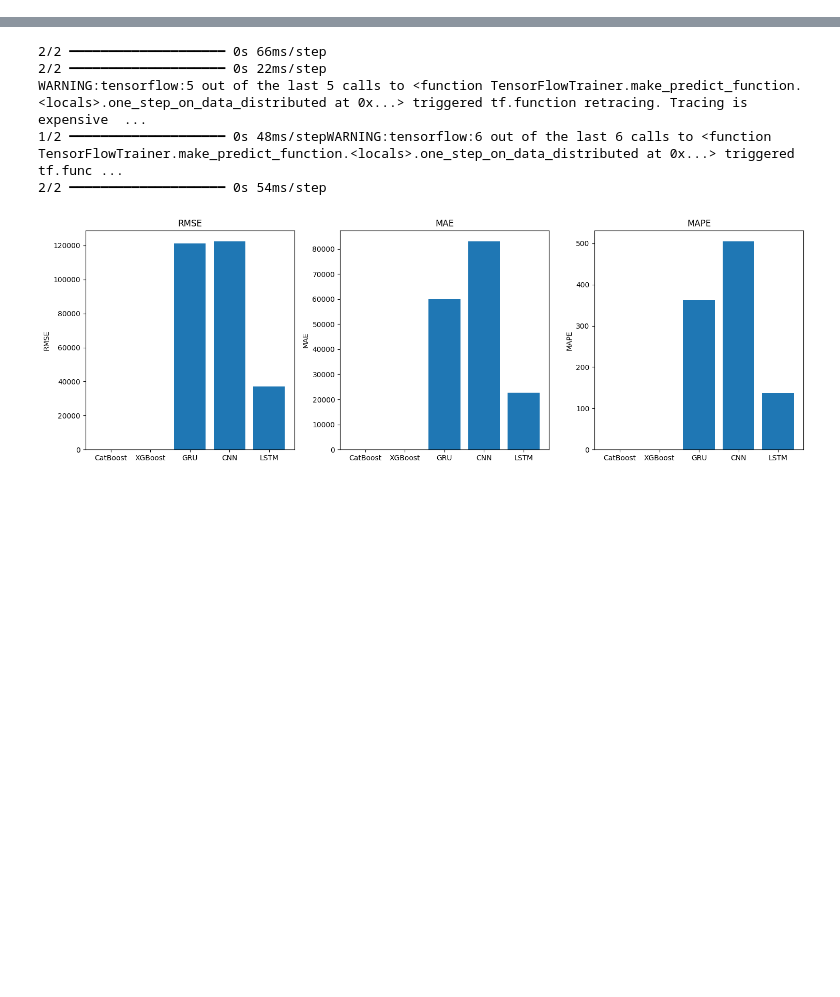
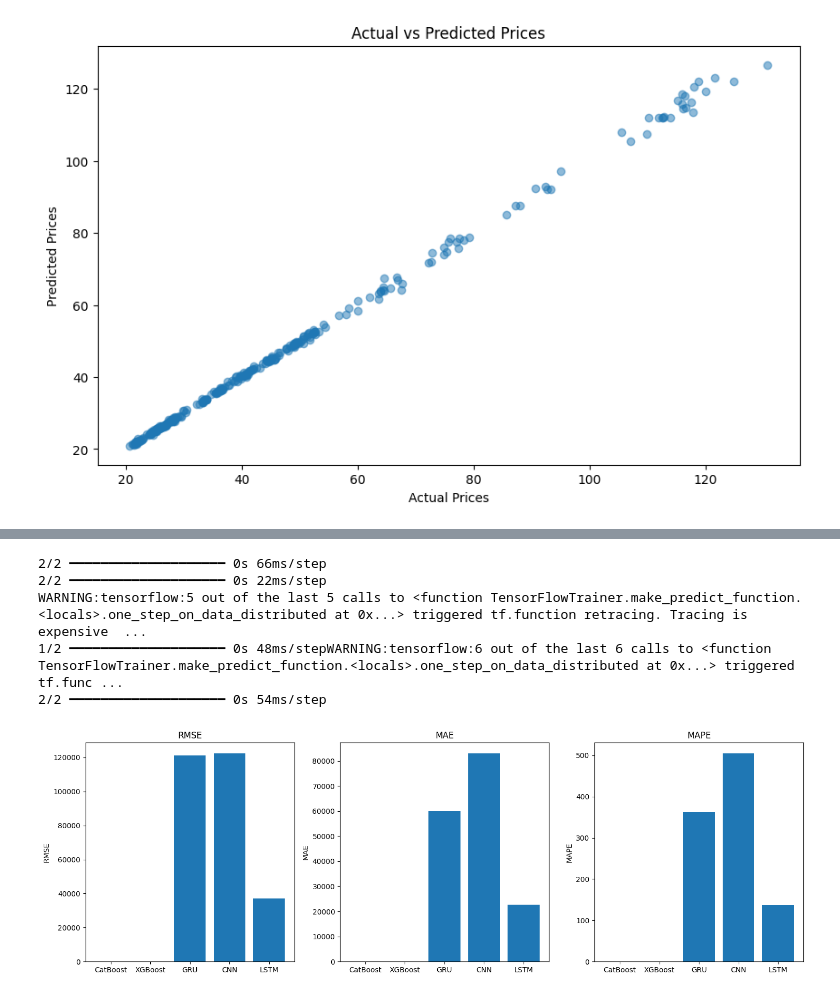
Before and after one commit to davydenkov/finHelperMIPT, a Jupyter notebook: FinHelperMIPT.ipynb, the cells around one changed output, grey strips where cells are left out. Drawn from its saved outputs; the diff is of its cells as text; code cells hidden in the pictures; blank space fills up the shorter version.

```diff
--- a/FinHelperMIPT.ipynb
+++ b/FinHelperMIPT.ipynb
@@ -35,0 +166,88 @@ print(sys.version)
+# %%
+# Import necessary libraries
+import pandas as pd
+import numpy as np
+import matplotlib.pyplot as plt
+from catboost import CatBoostRegressor
+from sklearn.model_selection import train_test_split
+import yfinance as yf
+import ipywidgets as widgets
+from IPython.display import display
+import seaborn as sns
+# Load the dataset from Yahoo Finance
+ticker = 'AAPL'
+data = yf.download(ticker, start="2015-01-01", end="2020-12-31")
+
+# Display the first few rows of the dataset
+data.head()
+
+# Data preparation: Adding 'Date' column and resetting the index
+data['Date'] = data.index
+data.reset_index(drop=True, inplace=True)
+
+# Feature engineering: Adding more features (Year, Month, Day)
+data['Year'] = data['Date'].dt.year
+data['Month'] = data['Date'].dt.month
+data['Day'] = data['Date'].dt.day
+
+# Selecting features and target
+features = ['Open', 'High', 'Low', 'Volume', 'Year', 'Month', 'Day']
+target = 'Close'
+print(data)
+# Splitting the data into features (X) and target (y)
+X = data[features]
+y = data[target]
+
+# Splitting the data into training and testing sets
+X_train, X_test, y_train, y_test = train_test_split(X, y, test_size=0.2, random_state=42)
+
+# Creating the CatBoostRegressor model
+model = CatBoostRegressor(iterations=1000, learning_rate=0.1, depth=6, verbose=0)
+
+# Training the model
+model.fit(X_train, y_train)
+
+# Making predictions on the test data
+y_pred = model.predict(X_test)
+print(X_test)
+print(y_pred)
+from sklearn.metrics import mean_absolute_error
+
+# Calculating Mean Absolute Error
+mae = mean_absolute_error(y_test, y_pred)
+print(f'Mean Absolute Error: {mae}')
+
+# Visualizing the predicted vs actual prices
+plt.figure(figsize=(10, 6))
+plt.scatter(y_test, y_pred, alpha=0.5)
+plt.xlabel("Actual Prices")
+plt.ylabel("Predicted Prices")
+plt.title("Actual vs Predicted Prices")
+plt.show()
+
+# Function to make predictions based on user input
+def predict_price(open_price, high_price, low_price, volume, year, month, day):
+    input_data = np.array([[open_price, high_price, low_price, volume, year, month, day]])
+    prediction = model.predict(input_data)
+    print(f'Predicted Stock Price: {prediction[0]:.2f}')
+
+# Creating the interactive widgets
+open_price_slider = widgets.FloatSlider(value=150, min=100, max=200, step=1, description='Open Price:')
+high_price_slider = widgets.FloatSlider(value=155, min=105, max=205, step=1, description='High Price:')
+low_price_slider = widgets.FloatSlider(value=145, min=95, max=195, step=1, description='Low Price:')
+volume_slider = widgets.FloatSlider(value=50000000, min=10000000, max=100000000, step=1000000, description='Volume:')
+year_slider = widgets.IntSlider(value=2020, min=2015, max=2026, step=1, description='Year:')
+month_slider = widgets.IntSlider(value=6, min=1, max=12, step=1, description='Month:')
+day_slider = widgets.IntSlider(value=15, min=1, max=31, step=1, description='Day:')
+
+# Displaying the widgets and connecting them to the prediction function
+interactive_plot = widgets.interactive(predict_price,
+                                       open_price=open_price_slider,
+                                       high_price=high_price_slider,
+                                       low_price=low_price_slider,
+                                       volume=volume_slider,
+                                       year=year_slider,
+                                       month=month_slider,
+                                       day=day_slider)
+display(interactive_plot)
+# %% [output]
@@ -35,0 +272 @@ print(sys.version)
+[figure, added]
```
Also changed, not shown: parts of 4 cells of this notebook, 4 other files.
